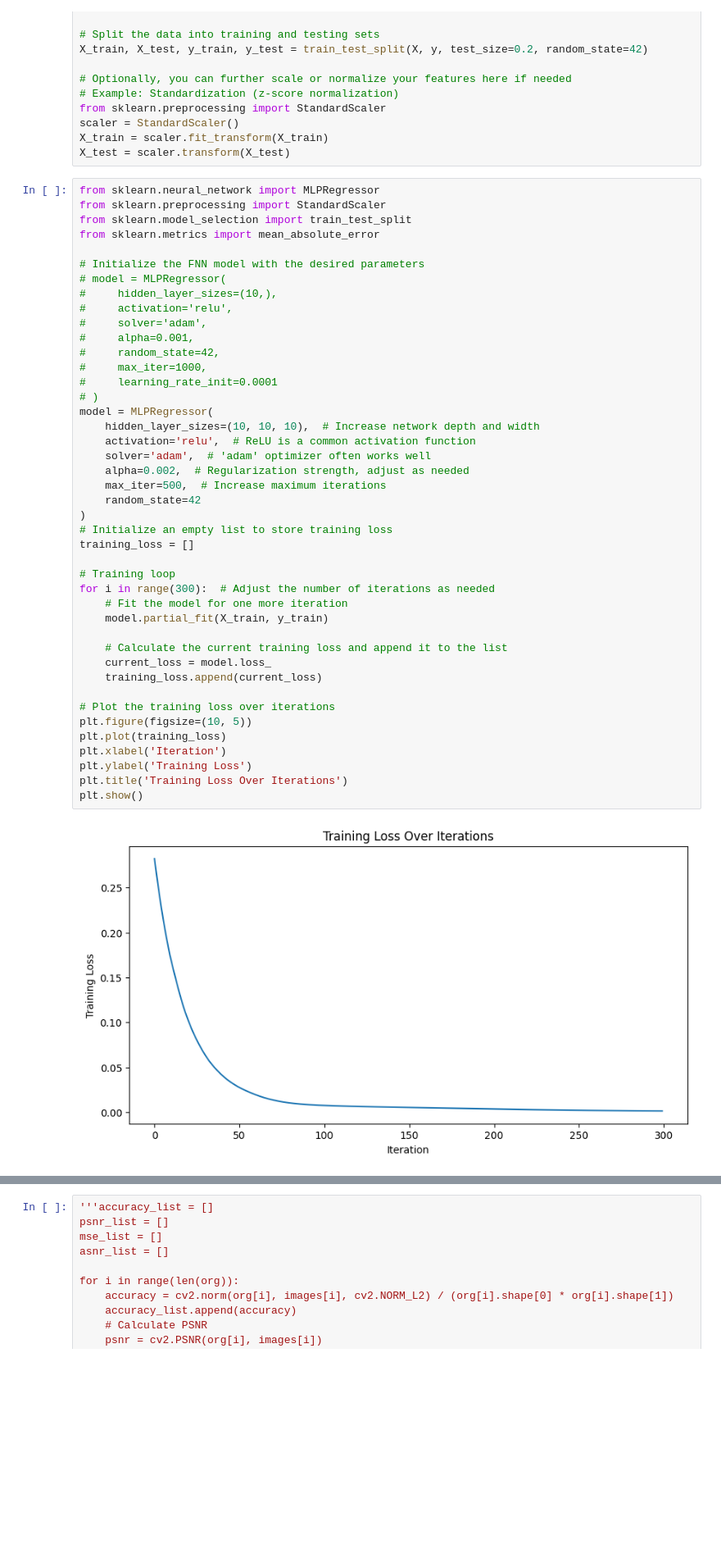
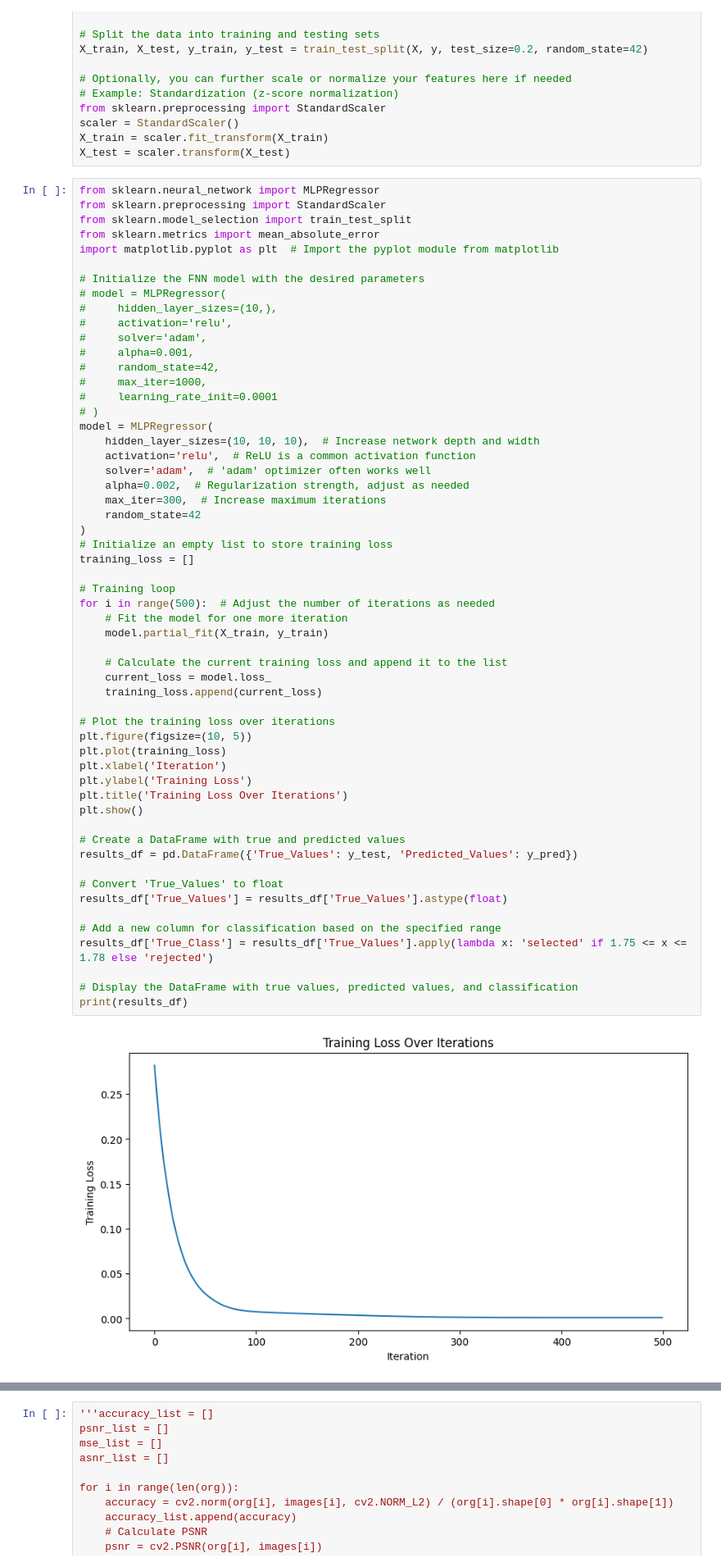
Before and after one commit to Ninaad1007/Weight-Detection-using-Pills-Images, a Jupyter notebook: PillWeight_ai.ipynb, the cells around one changed output, grey strips where cells are left out. Shown: that part at 82% size. Cells and saved outputs as stored; diff of their text form; blank space fills up the shorter version.

```diff
--- a/PillWeight_ai.ipynb
+++ b/PillWeight_ai.ipynb
@@ -356,6 +355,7 @@ from sklearn.neural_network import MLPRegressor
 from sklearn.preprocessing import StandardScaler
 from sklearn.model_selection import train_test_split
 from sklearn.metrics import mean_absolute_error
+import matplotlib.pyplot as plt  # Import the pyplot module from matplotlib
 
 # Initialize the FNN model with the desired parameters
 # model = MLPRegressor(
@@ -366,33 +366,45 @@ from sklearn.metrics import mean_absolute_error
 #     random_state=42,
 #     max_iter=1000,
 #     learning_rate_init=0.0001
 # )
 model = MLPRegressor(
     hidden_layer_sizes=(10, 10, 10),  # Increase network depth and width
     activation='relu',  # ReLU is a common activation function
     solver='adam',  # 'adam' optimizer often works well
     alpha=0.002,  # Regularization strength, adjust as needed
-    max_iter=500,  # Increase maximum iterations
+    max_iter=300,  # Increase maximum iterations
     random_state=42
 )
 # Initialize an empty list to store training loss
 training_loss = []
 
 # Training loop
-for i in range(300):  # Adjust the number of iterations as needed
+for i in range(500):  # Adjust the number of iterations as needed
     # Fit the model for one more iteration
     model.partial_fit(X_train, y_train)
 
     # Calculate the current training loss and append it to the list
     current_loss = model.loss_
     training_loss.append(current_loss)
 
 # Plot the training loss over iterations
 plt.figure(figsize=(10, 5))
 plt.plot(training_loss)
 plt.xlabel('Iteration')
 plt.ylabel('Training Loss')
 plt.title('Training Loss Over Iterations')
 plt.show()
+
+# Create a DataFrame with true and predicted values
+results_df = pd.DataFrame({'True_Values': y_test, 'Predicted_Values': y_pred})
+
+# Convert 'True_Values' to float
+results_df['True_Values'] = results_df['True_Values'].astype(float)
+
+# Add a new column for classification based on the specified range
+results_df['True_Class'] = results_df['True_Values'].apply(lambda x: 'selected' if 1.75 <= x <= 1.78 else 'rejected')
+
+# Display the DataFrame with true values, predicted values, and classification
+print(results_df)
 # %% [output]
-[figure, old version]
+[figure, new version]
```
Also changed, not shown: parts of 7 cells of this notebook.
